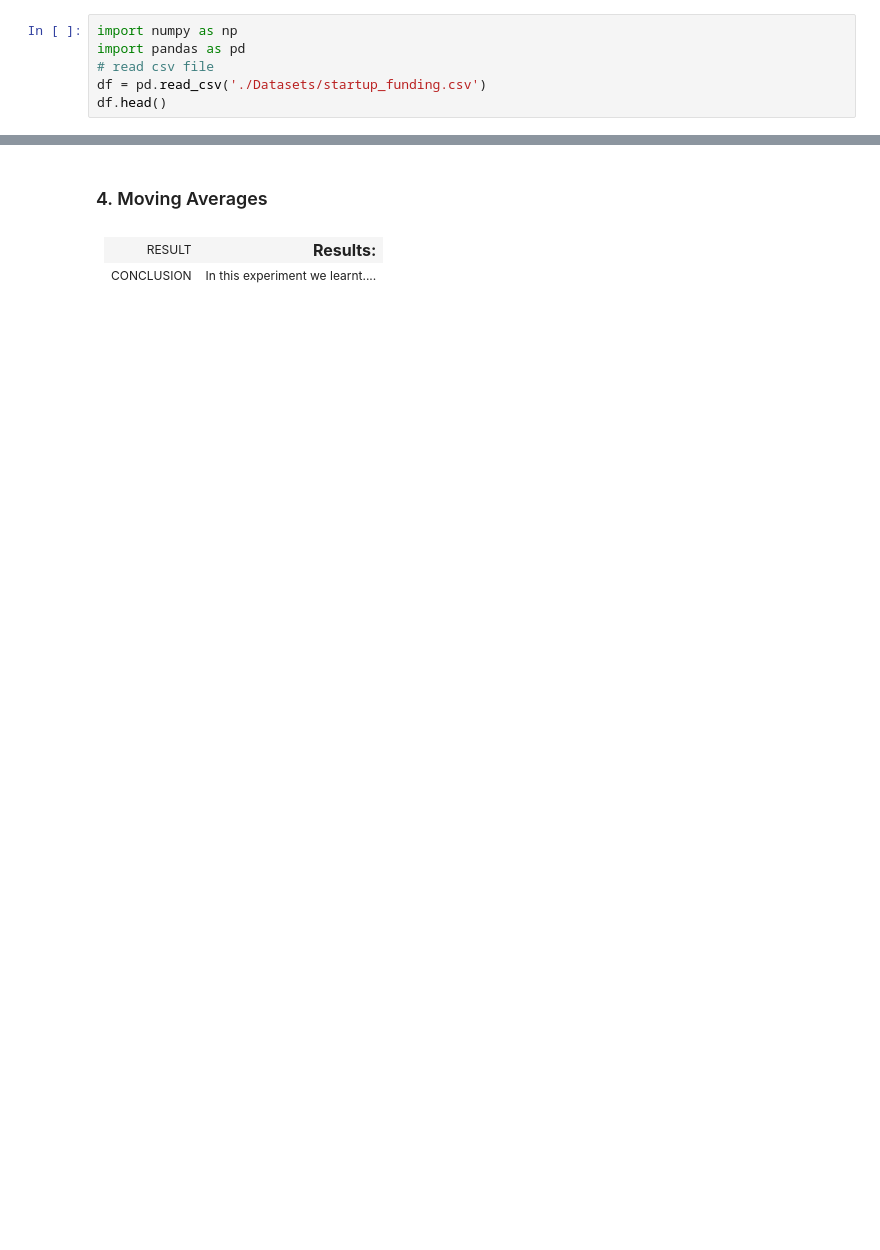
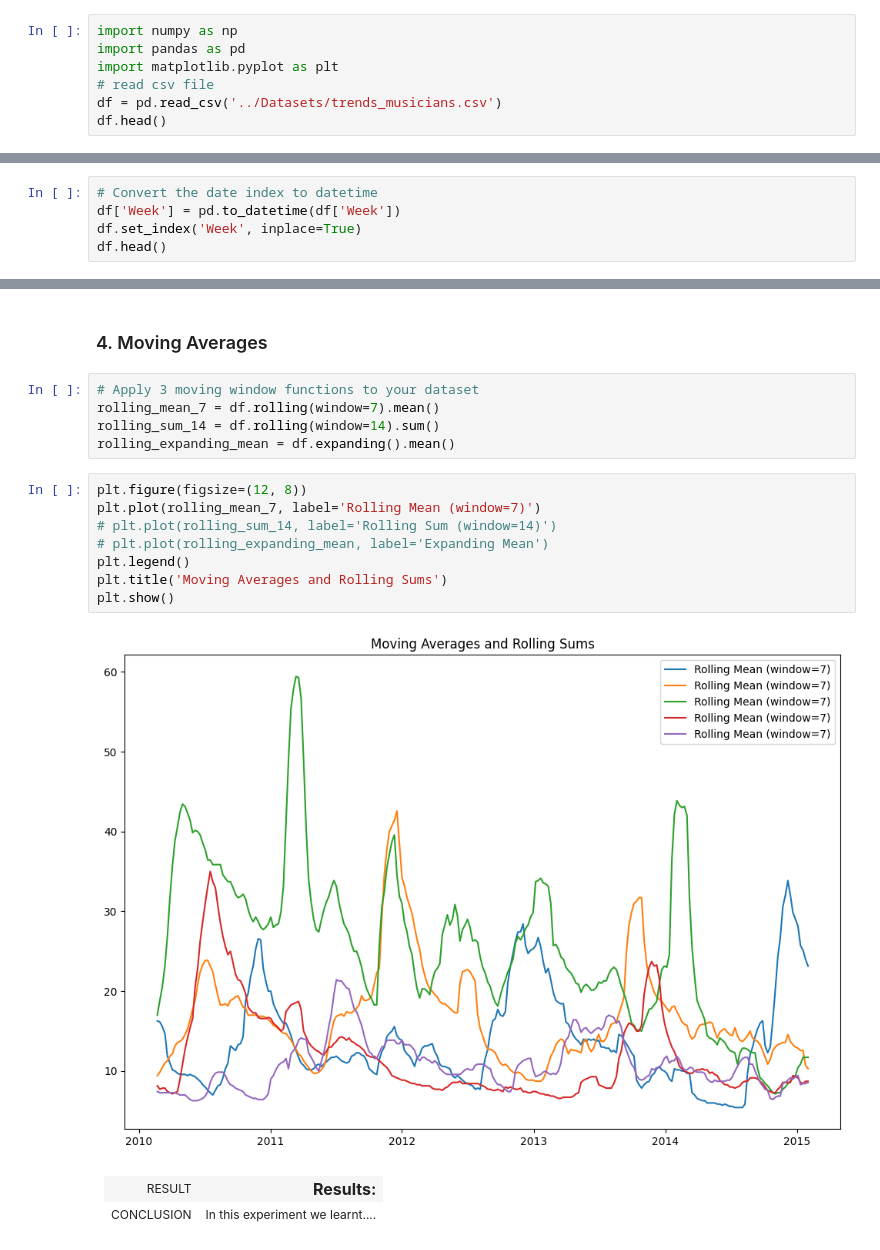
Before and after one commit to Hitstar53/BAP-Practicals, a Jupyter notebook: Exp4/exp4.ipynb, the cells around one changed output, grey strips where cells are left out. Cells and saved outputs as stored; diff of their text form; blank space fills up the shorter version.

```diff
--- a/Exp4/exp4.ipynb
+++ b/Exp4/exp4.ipynb
@@ -71,6 +71,7 @@
 # %%
 import numpy as np
 import pandas as pd
+import matplotlib.pyplot as plt
 # read csv file
-df = pd.read_csv('./Datasets/startup_funding.csv')
+df = pd.read_csv('../Datasets/trends_musicians.csv')
 df.head()
@@ -82,0 +89,5 @@ df.head()
+# %%
+# Convert the date index to datetime
+df['Week'] = pd.to_datetime(df['Week'])
+df.set_index('Week', inplace=True)
+df.head()
@@ -86,6 +190,21 @@ df.head()
 <div style="page-break-before: always;"></div>
 # %% [markdown]
 ### 4. Moving Averages
+# %%
+# Apply 3 moving window functions to your dataset
+rolling_mean_7 = df.rolling(window=7).mean()
+rolling_sum_14 = df.rolling(window=14).sum()
+rolling_expanding_mean = df.expanding().mean()
+# %%
+plt.figure(figsize=(12, 8))
+plt.plot(rolling_mean_7, label='Rolling Mean (window=7)')
+# plt.plot(rolling_sum_14, label='Rolling Sum (window=14)')
+# plt.plot(rolling_expanding_mean, label='Expanding Mean')
+plt.legend()
+plt.title('Moving Averages and Rolling Sums')
+plt.show()
+# %% [output]
+[figure, added]
 # %% [markdown]
 <style type="text/css">
 .tg  {border-collapse:collapse;border-spacing:0;width:100%}
```
Also changed, not shown: parts of 10 cells of this notebook, 2 other files.
